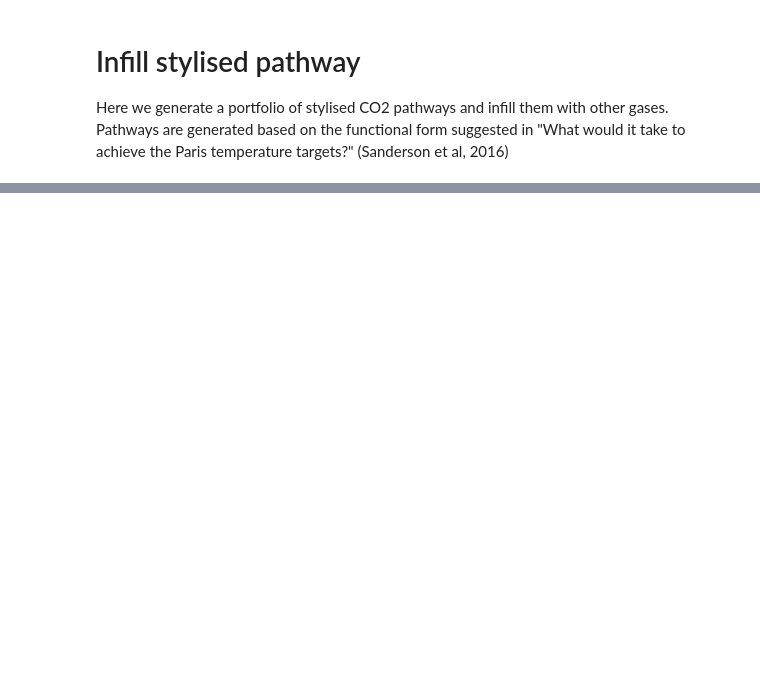
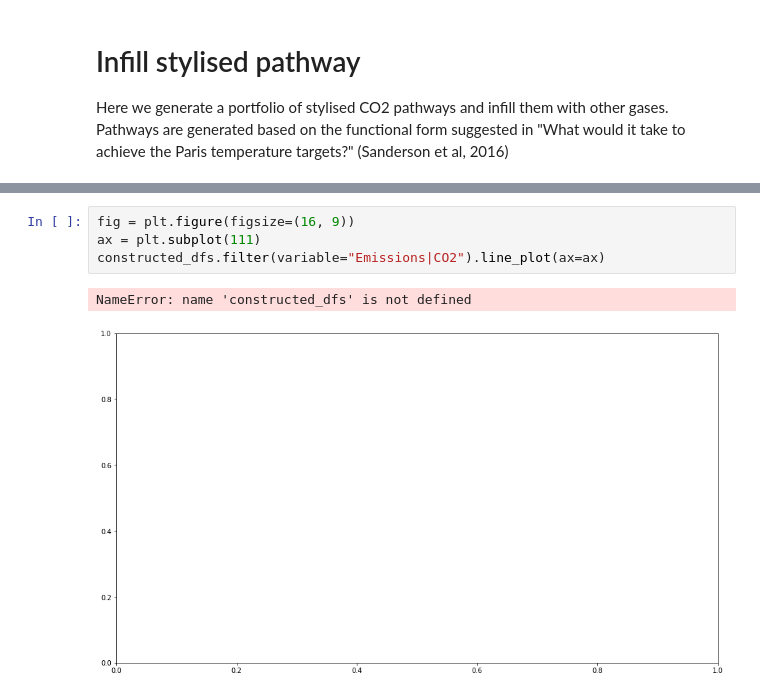
Before and after one commit to GranthamImperial/silicone_examples, a Jupyter notebook: notebooks/Infill_stylised_path.ipynb, the cells around one changed output, grey strips where cells are left out. Saved outputs shown, nothing was run; the diff lists cells and outputs as text; blank space fills up the shorter version.

```diff
--- a/notebooks/Infill_stylised_path.ipynb
+++ b/notebooks/Infill_stylised_path.ipynb
@@ -54,0 +159,7 @@ Series([], Name: scenario, dtype: object)
+# %%
+fig = plt.figure(figsize=(16, 9))
+ax = plt.subplot(111)
+constructed_dfs.filter(variable="Emissions|CO2").line_plot(ax=ax)
+# %% [output]
+NameError: name 'constructed_dfs' is not defined
+[figure, added]
```
Also changed, not shown: parts of 17 cells of this notebook, 2 other files.
